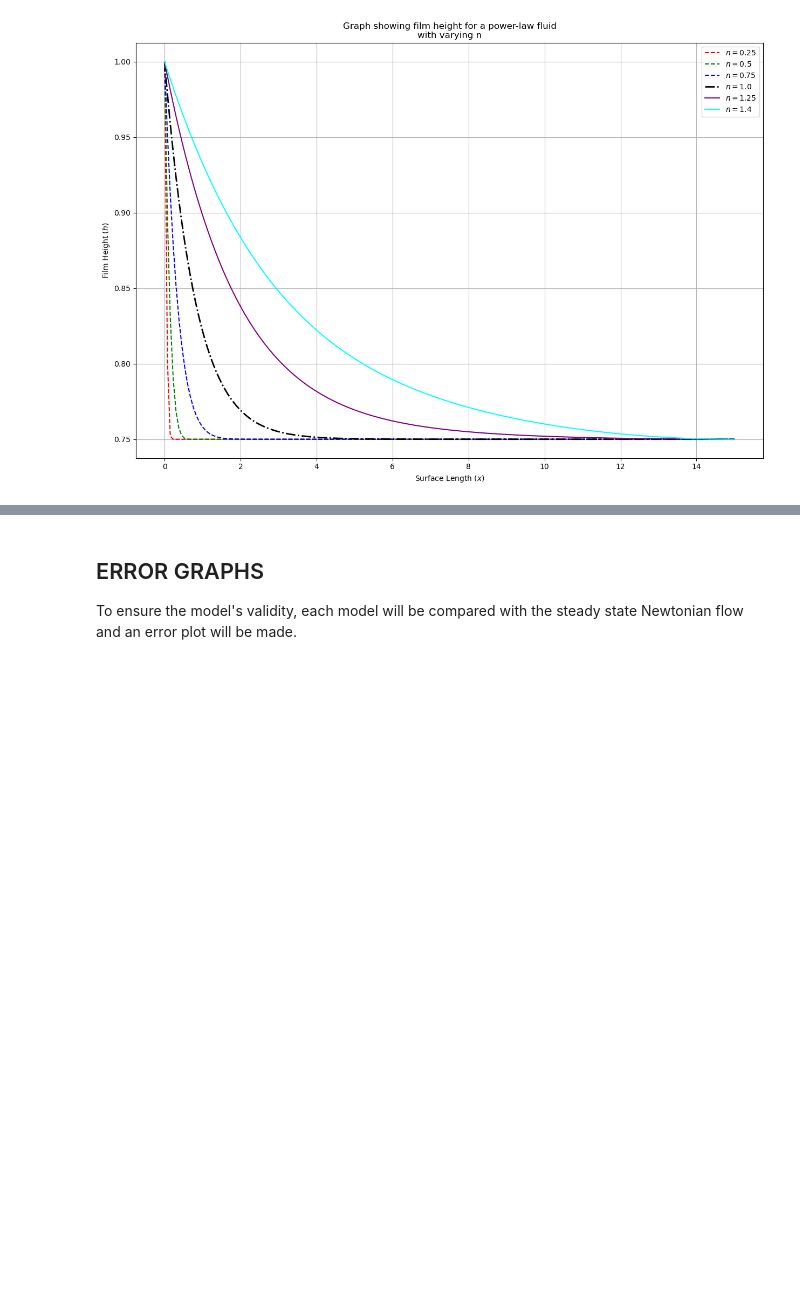
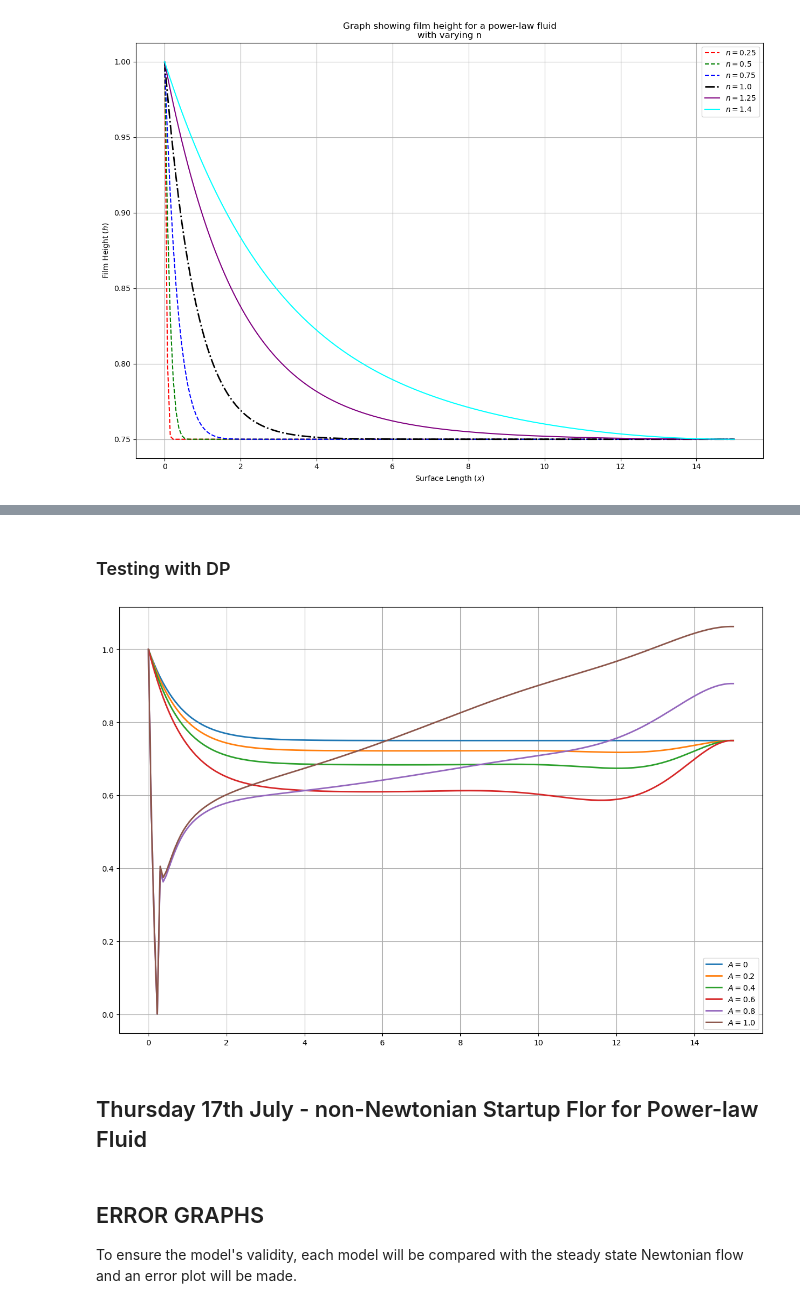
Before and after one commit to jrobo-gith/Independent-project-code, a Jupyter notebook: collection.ipynb, the cells around one changed output, grey strips where cells are left out. Drawn from its saved outputs; the diff is of its cells as text; code cells hidden in the pictures; blank space fills up the shorter version.

Commit message:
Added what I think is the correct disjoining pressure equation to Newtonian Startup

```diff
--- a/collection.ipynb
+++ b/collection.ipynb
@@ -329,7 +329,7 @@ def PL_make_step(h, i, args):
 n = 1.4
 h_initial = np.ones(GV['N']) * GV['h0']
 t_span = GV['t-span']
-args = [PL_make_step, GV['dx'], None, GV['Q'], n]
+args = [PL_make_step, GV['dx'], None, GV['Q'], None, n]
 
 sol = solve_ivp(fun=FVM_RHS, y0=h_initial, t_span=t_span, args=(args,), method='BDF', rtol=1e-6, atol=1e-8)
 
@@ -356,7 +356,7 @@ power_law_solutions = []
 
 for i in range(len(GV['n-list'])):
     print(f"Solving for n = {GV['n-list'][i]}", end='\r')
-    args = [PL_make_step, GV['dx'], None, GV['Q'], GV['n-list'][i]]
+    args = [PL_make_step, GV['dx'], None, GV['Q'], None, GV['n-list'][i]]
     power_law_solutions.append(solve_ivp(fun=FVM_RHS, y0=h_initial, t_span=t_span, args=(args,), method='BDF', rtol=1e-6, atol=1e-8).y[:, -1])
 # %% [output]
 Solving for n = 1.4
@@ -378,0 +404,14 @@ Text(0.5, 1.0, 'Graph showing film height for a power-law fluid\nwith varying n'
+# %%
+try:
+    args = [newt_DP_make_step, GV['dx'], 3, GV['Q'], 0, None]
+    h_initial = np.ones(GV['N']) * GV['h0']
+    t_span = GV['t-span']
+
+    sol = solve_ivp(fun=FVM_RHS, args=(args,), y0=h_initial, t_span=t_span, method='BDF', rtol=1e-6, atol=1e-8)
+
+    print(sol.status)
+    print(sol.success)
+    print(sol.message)
+
+except ValueError:
+    print("Value Error")
@@ -379,3 +431,24 @@ Text(0.5, 1.0, 'Graph showing film height for a power-law fluid\nwith varying n'
+# %% [markdown]
+### Testing with DP
+# %%
+A_values = [0, 0.2, 0.4, 0.6, 0.8, 1.0]
+h_initial = np.ones(GV['N']) * GV['h0']
+t_span = GV['t-span']
+
+newt_DP_sols = []
+for i in range(len(A_values)):
+    args = [newt_DP_make_step, GV['dx'], 3, GV['Q'], A_values[i], None]
+    newt_DP_sols.append(solve_ivp(fun=FVM_RHS, args=(args,), y0=h_initial, t_span=t_span, method='BDF', rtol=1e-6, atol=1e-8).y[:, -1])
+# %%
+fig, ax = plt.subplots(figsize=(15,10))
+
+[ax.plot(GV['x'], newt_DP_sols[i], label=f"$A={A_values[i]}$", linestyle='-', linewidth=2) for i in range(len(A_values))]
+ax.legend()
+ax.grid(True)
+# %% [output]
+[figure, added]
+# %% [markdown]
+## Thursday 17th July - non-Newtonian Startup Flor for Power-law Fluid
 # %% [markdown]
 ## ERROR GRAPHS
 To ensure the model's validity, each model will be compared with the steady state Newtonian flow and an error plot will be made.
```
Also changed, not shown: parts of 9 cells of this notebook.
